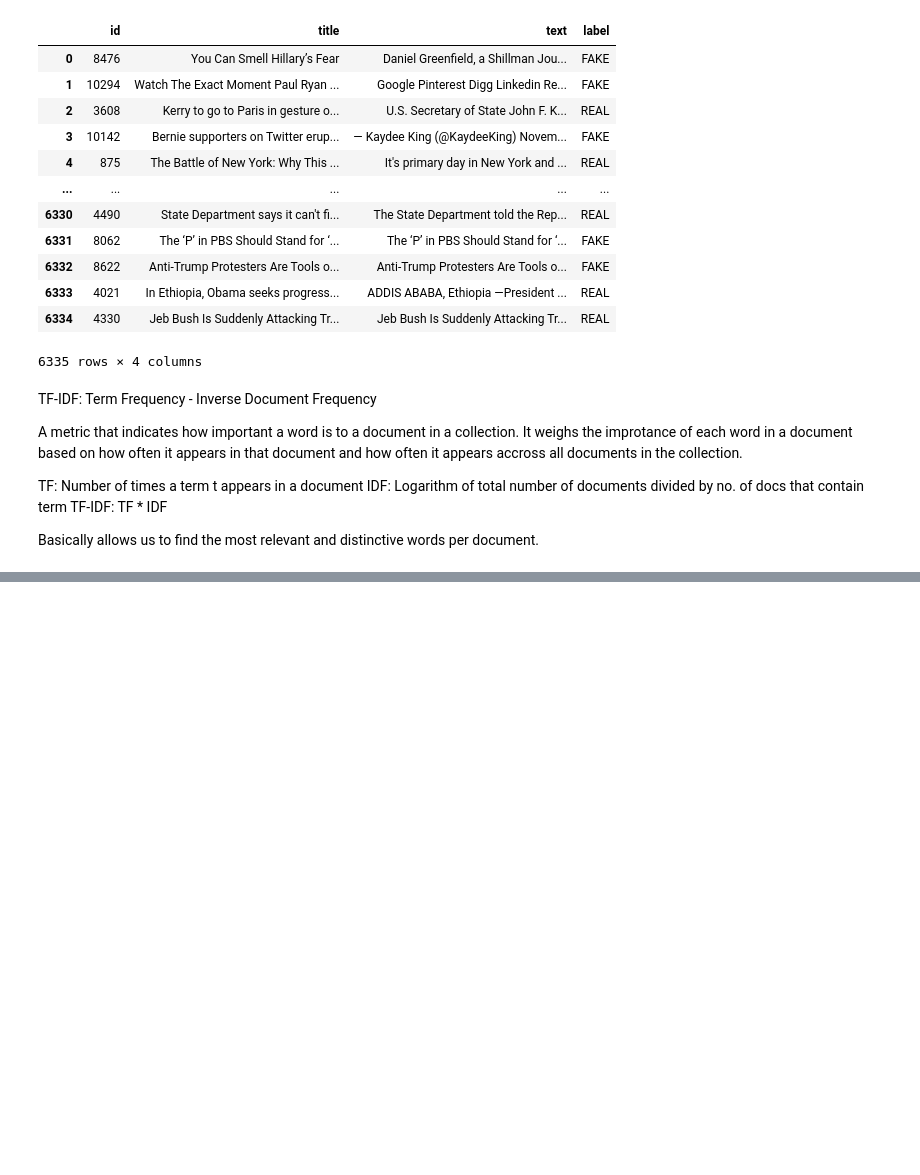
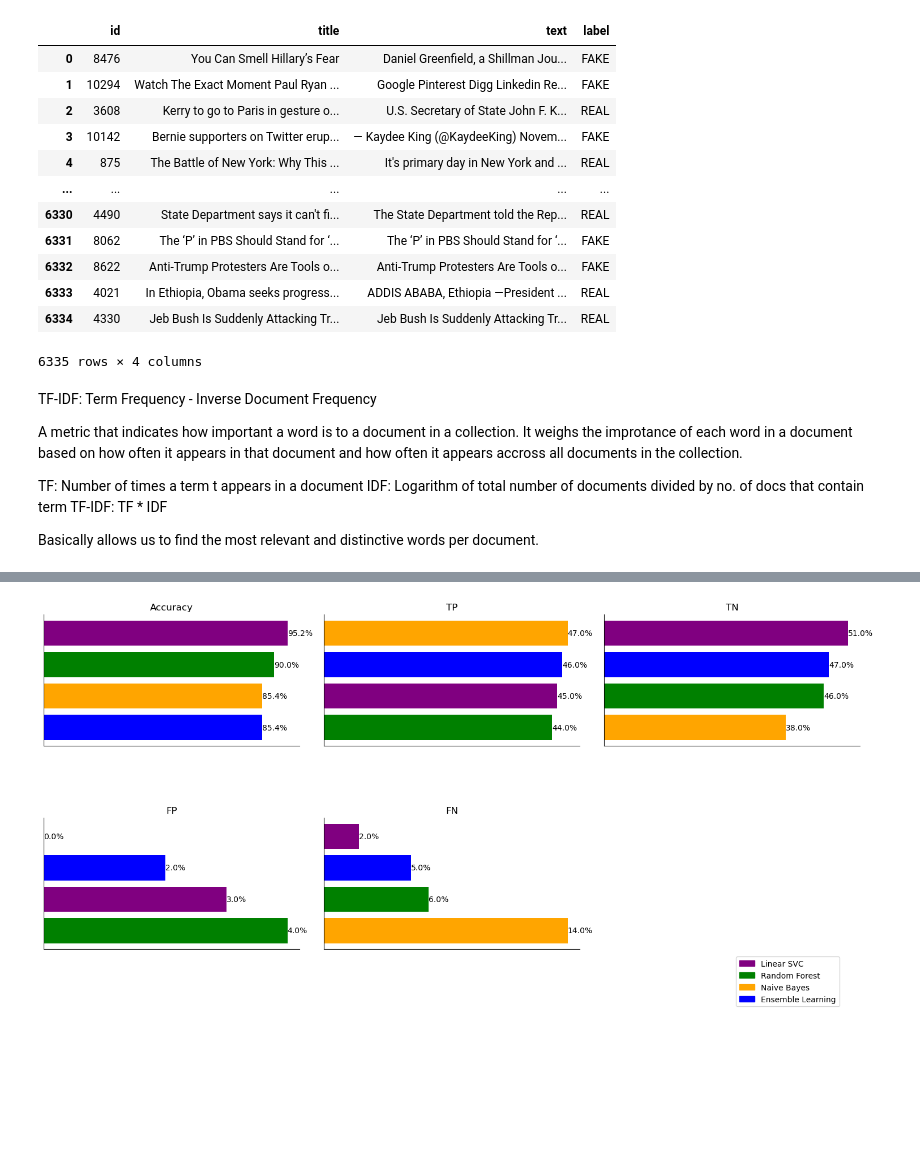
Before and after one commit to SharmaArpit956/Fake-News-Detection, a Jupyter notebook: Fake News Detection.ipynb, the cells around one changed output, grey strips where cells are left out. Saved outputs shown, nothing was run; the diff lists cells and outputs as text; code cells hidden in the pictures; blank space fills up the shorter version.

```diff
--- a/Fake News Detection.ipynb
+++ b/Fake News Detection.ipynb
@@ -203,8 +204,8 @@ ensemble_score = ensemble.score(X_test_vectorized, y_test)
 model_info[model_name]['Accuracy'] = ensemble_score
 predictions = ensemble.predict(X_test_vectorized)
 tp, tn, fp, fn = draw_confuion_matrix(model_name,color,score,y_test,predictions)
-model_info[model_name]['Labels'] = y_test
-model_info[model_name]['Predictions'] = predictions
+
+
 model_info[model_name]['Accuracy'] = score
 model_info[model_name]['TP'] = tp
 model_info[model_name]['TN'] = tn
@@ -215,40 +216,74 @@ model_info[model_name]['FN'] = fn
 # %%
-# import matplotlib.pyplot as plt
+import matplotlib.pyplot as plt
+import matplotlib.patches as mpatches
 
-# def draw_performance_graph(performance_type):
-#     # Extract models, accuracies, and colors
-#     models, performances, colors = zip(*[(model, data[performance_type], data['color'])
-#                                          for model, data in sorted(model_info.items(),
-#                                                                    key=lambda item: item[1][performance_type],
-#                                                                    reverse=True)])
+def draw_all_performance_graphs(model_info):
+    performance_types = ['Accuracy', 'TP', 'TN', 'FP', 'FN']  # Add or remove metrics as needed
 
-#     # Convert each color to lowercase and remove the trailing 's'
-#     colors = [color.lower()[:-1] if color.endswith('s') else color.lower() for color in colors]
+    # Define the grid size for subplots (3x3 grid)
+    n_rows, n_cols = 3, 3
+    fig, axes = plt.subplots(n_rows, n_cols, figsize=(15, 10))  # Adjust figure size as needed
 
-#     # Convert performances to percentages
-#     performances = [performance * 100 for performance in performances]
+    # Flatten the axes array for easy iteration
+    axes = axes.flatten()
 
-#     # Creating the horizontal bar plot
-#     plt.figure(figsize=(10, 6))
-#     plt.barh(models, performances, color=colors)
+    # Store legend patches
+    legend_patches = []
 
-#     # plt.ylabel('Models')
-#     plt.xlabel(performance_type + " (%)")
-#     # plt.title(performance_type)
+    for idx, performance_type in enumerate(performance_types):
+        # Extract models, performances, and colors
+        models, performances, colors = zip(*[(model, data[performance_type], data['color'])
+                                             for model, data in sorted(model_info.items(),
+                                                                       key=lambda item: item[1][performance_type],
+                                                                       reverse=True)])
 
-#     # Optional: Adding the percentage next to each bar
-#     for i in range(len(models)):
-#         plt.text(performances[i], i, f'{performances[i]:.1f}%', va='center')
+        # Convert each color to lowercase and remove the trailing 's'
+        colors = [color.lower()[:-1] if color.endswith('s') else color.lower() for color in colors]
 
-#     # Invert y-axis to have the highest value at the top
-#     plt.gca().invert_yaxis()
+        # Convert performances to percentages
+        performances = [performance * 100 for performance in performances]
 
-#     # Show the plot
-#     plt.show()
+        # Creating the horizontal bar plot for each performance type
+        ax = axes[idx]
+        ax.barh(models, performances, color=colors)
+        ax.set_title(performance_type)
 
+        # Adding the percentage next to each bar
+        for i in range(len(models)):
+            ax.text(performances[i], i, f'{performances[i]:.1f}%', va='center')
 
-# draw_performance_graph('Accuracy')
-# draw_performance_graph('TP')
-# draw_performance_graph('TN')
-# draw_performance_graph('FP')
-# draw_performance_graph('FN')
+        # Invert y-axis to have the highest value at the top except for FP and FN
+        if performance_type!='FP' and performance_type!='FN':
+            ax.invert_yaxis()
+
+        # Only show the bottom and left spines (positive x and y axes)
+        ax.spines['top'].set_visible(False)
+        ax.spines['right'].set_visible(False)
+        ax.spines['bottom'].set_visible(True)
+        ax.spines['left'].set_visible(True)
+
+        # Hide y-axis labels, x-axis labels, and y-axis tick marks
+        ax.set_yticklabels([])
+        ax.get_xaxis().set_visible(False)
+        ax.tick_params(axis='y', which='both', left=False)  # Hides the y-axis tick marks
+
+        # Add legend patches (only once per color)
+        if idx == 0:
+            for model, color in zip(models, colors):
+                patch = mpatches.Patch(color=color, label=model)
+                legend_patches.append(patch)
+
+    # Hide unused subplots if any
+    for ax in axes[idx+1:]:
+        ax.axis('off')
+
+    # Adjust the legend position
+    plt.legend(handles=legend_patches, bbox_to_anchor=(0.5, 1.3), loc='center left')
+
+    plt.tight_layout()
+    plt.show()
+
+# Example usage
+draw_all_performance_graphs(model_info)
+# %% [output]
+[figure, added]
```
Also changed, not shown: parts of 7 cells of this notebook.
